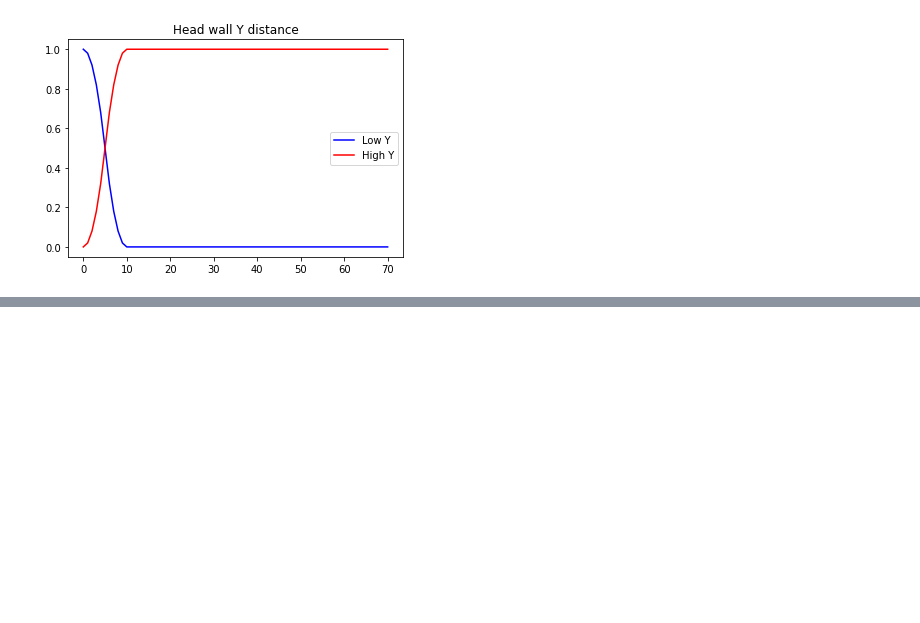
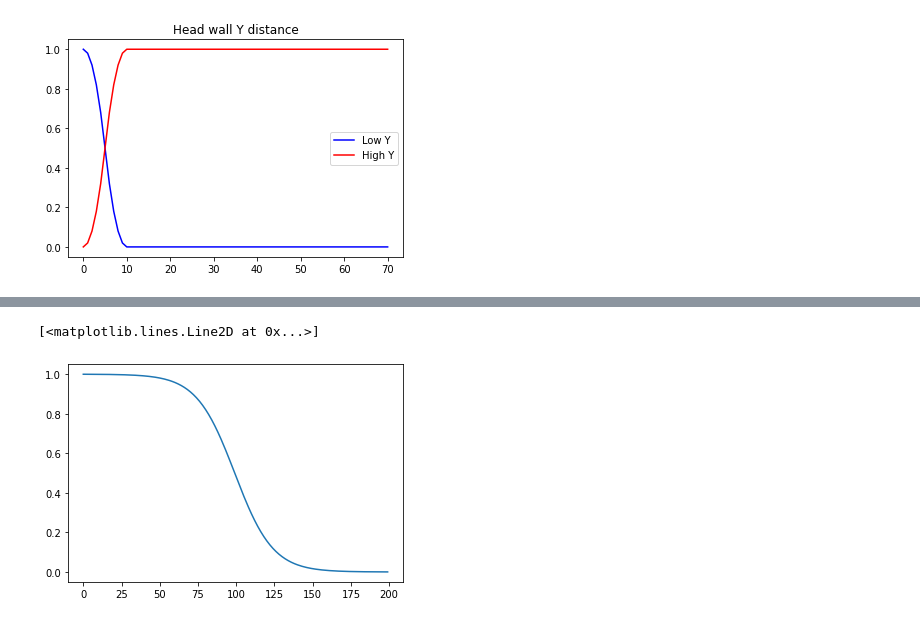
Before and after one commit to ProtossLuigi/snek, a Jupyter notebook: notebooks/DebugNotebook.ipynb, the cells around one changed output, grey strips where cells are left out. Cells and saved outputs as stored; diff of their text form; code cells hidden in the pictures; blank space fills up the shorter version.

```diff
--- a/notebooks/DebugNotebook.ipynb
+++ b/notebooks/DebugNotebook.ipynb
@@ -111,0 +147,5 @@ plt.legend()
+# %%
+plt.plot(fuzz.sigmf(np.arange(0, 2, 0.01), 1, 8)[::-1])
+# %% [output]
+[<matplotlib.lines.Line2D at 0x...>]
+[figure, added]
```
Also changed, not shown: parts of 9 cells of this notebook, 1 other file.
